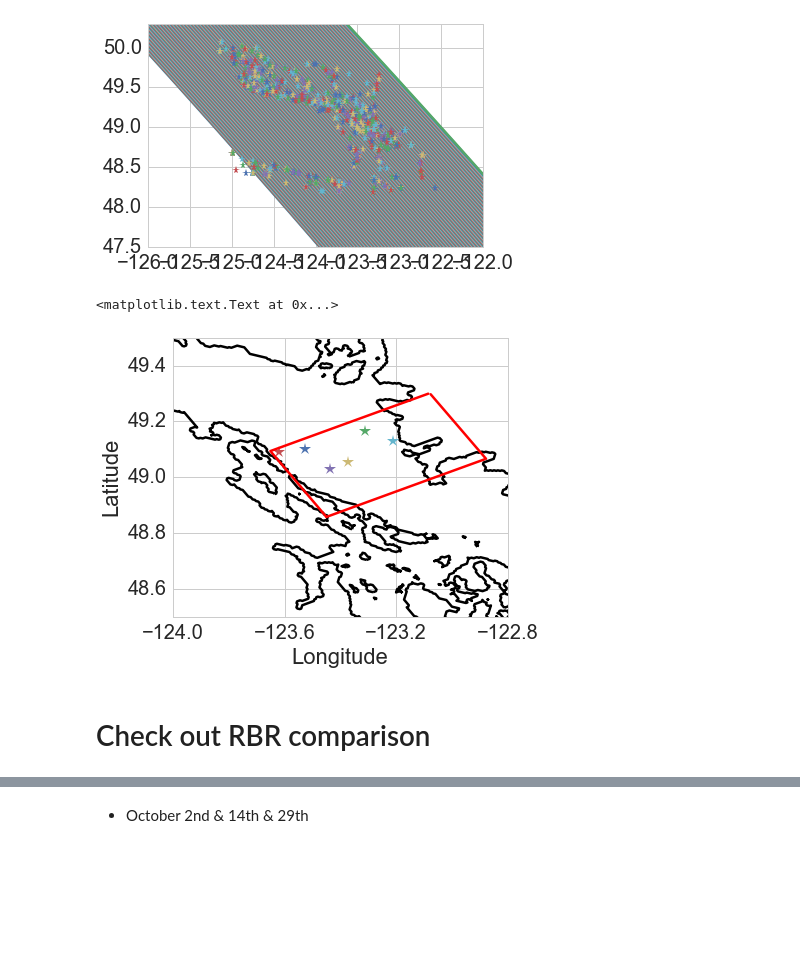
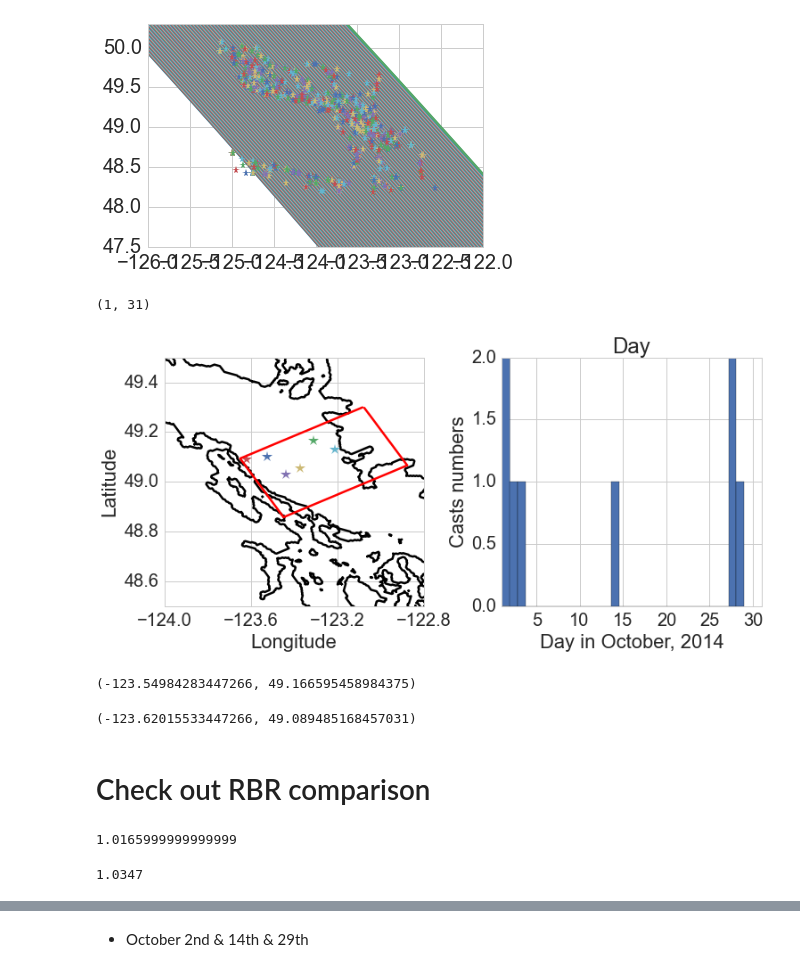
Before and after one commit to SalishSeaCast/analysis-jie, a Jupyter notebook: jie/ios/SummaryIOS.ipynb, the cells around one changed output, grey strips where cells are left out. Saved outputs shown, nothing was run; the diff lists cells and outputs as text; code cells hidden in the pictures; blank space fills up the shorter version.

Commit message:
combine rbr into histogram

```diff
--- a/jie/ios/SummaryIOS.ipynb
+++ b/jie/ios/SummaryIOS.ipynb
@@ -140,38 +140,74 @@ def select_cast_cSog(flag, imin, imax, jmin, jmax):
 bathyy, X, Y = tidetools.get_SS2_bathy_data()
 sog_data = select_cast_cSog(2,240, 350, 390, 450)
 sog = pd.DataFrame(sog_data)
+# %%
+## add three rbr casts
+df1 = pd.DataFrame([np.arange(9)+2],columns=['Day','Depth','ID','Latitude','Longitude',\
+                                                    'Month','Salinity','Temperature','Year'],index = ['5']) #will work
+df1['Year'] = 2014
+df1['Month' ]= 10
+
+df2 = pd.DataFrame([np.arange(9)+2],columns=['Day','Depth','ID','Latitude','Longitude',\
+                                                    'Month','Salinity','Temperature','Year'],index = ['5']) #will work
+df2['Year'] = 2014
+df2['Month' ]= 10
+df2['Day' ]= 14
+
+df3 = pd.DataFrame([np.arange(9)+2],columns=['Day','Depth','ID','Latitude','Longitude',\
+                                                    'Month','Salinity','Temperature','Year'],index = ['5']) #will work
+df3['Year'] = 2014
+df3['Month' ]= 10
+df3['Day' ]= 29
+# %%
+sogg = sog.append(df1)
+sogg = sogg.append(df2)
+sogg = sogg.append(df3)
 # %%
-fig, axs = plt.subplots(1,1,figsize = (6,5))
-ax =axs
+fig, axs = plt.subplots(1,2,figsize = (12,5))
+ax =axs[0]
 viz_tools.plot_coastline(ax, grid2, coords = 'map')
 casts = []
 for cast in sog_data:
     year = cast['Year']
     ax.plot(cast['Longitude'], cast['Latitude'], '*', markersize = 12)
+    [x1, y1] = geo_tools.find_closest_model_point(cast['Longitude'] , \
+    cast['Latitude'],X,Y,land_mask=bathyy.mask)
 ax.plot(-123.2119,49.1292,'*',markersize = 12) ## plus the RBR cast at the south arm
 ax.plot(X[390,240:350],Y[390,240:350],'r-')
 ax.plot(X[450,240:350],Y[450,240:350],'r-')
 ax.plot(X[390:450,240],Y[390:450,240],'r-')
 ax.plot(X[390:450,350],Y[390:450,350],'r-')
 ax.set_xlim([-124.,-122.8])
 ax.set_xticks([-124,-123.6,-123.2,-122.8])
 ax.set_ylim([48.5,49.5])
 ax.set_xlabel('Longitude')
 ax.set_ylabel('Latitude')
-#ax = axs[1]
-#sog.hist('Year',ax = ax,bins = 15)
-#ax.set_ylabel('casts numbers')
-#ax.set_xlabel('year')
-
-#ax = axs[2]
-#sog.hist('Month',ax = ax,bins = 15)
-#ax.set_ylabel('casts numbers')
-#ax.set_xlabel('Month')
+ax = axs[1]
+sogg.hist('Day',ax =ax,bins = 31)
+ax.set_ylabel('Casts numbers')
+ax.set_xlabel('Day in October, 2014')
+ax.set_xlim([1,31])
 # %% [output]
-<matplotlib.text.Text at 0x...>
+(1, 31)
-[figure, old version]
+[figure, new version]
+# %%
+print(X[457,264],Y[457,264])
+# %% [output]
+(-123.54984283447266, 49.166595458984375)
+# %%
+print(X[447,244],Y[447,244])
+# %% [output]
+(-123.62015533447266, 49.089485168457031)
 # %% [markdown]
 # Check out RBR comparison
 # %%
 rbr = sio.loadmat('/ocean/jieliu/research/meopar/surface current/rbr.mat')
 value = rbr['a']
+# %%
+value[215,0]
+# %% [output]
+1.0165999999999999
+# %%
+value[569,0]
+# %% [output]
+1.0347
```
Also changed, not shown: parts of 2 cells of this notebook.
